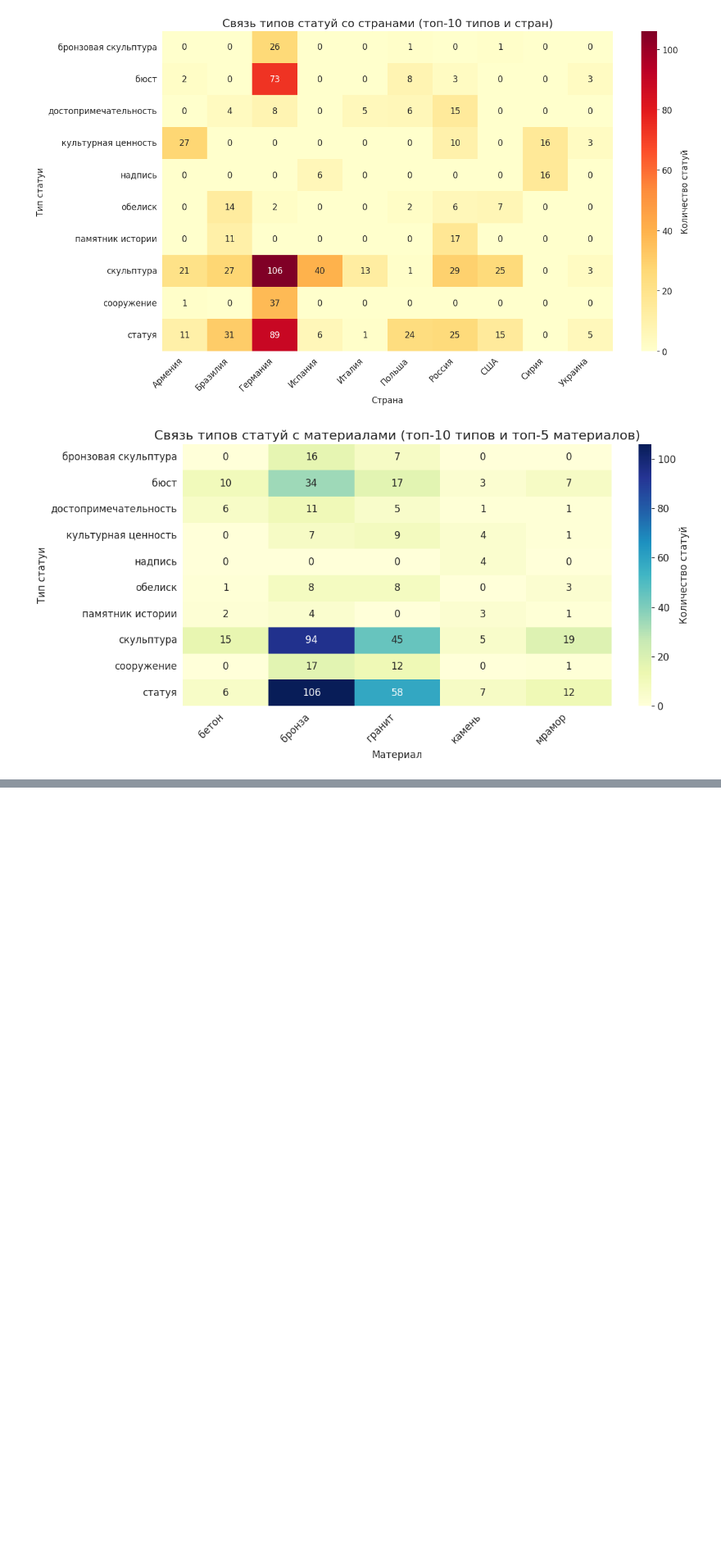
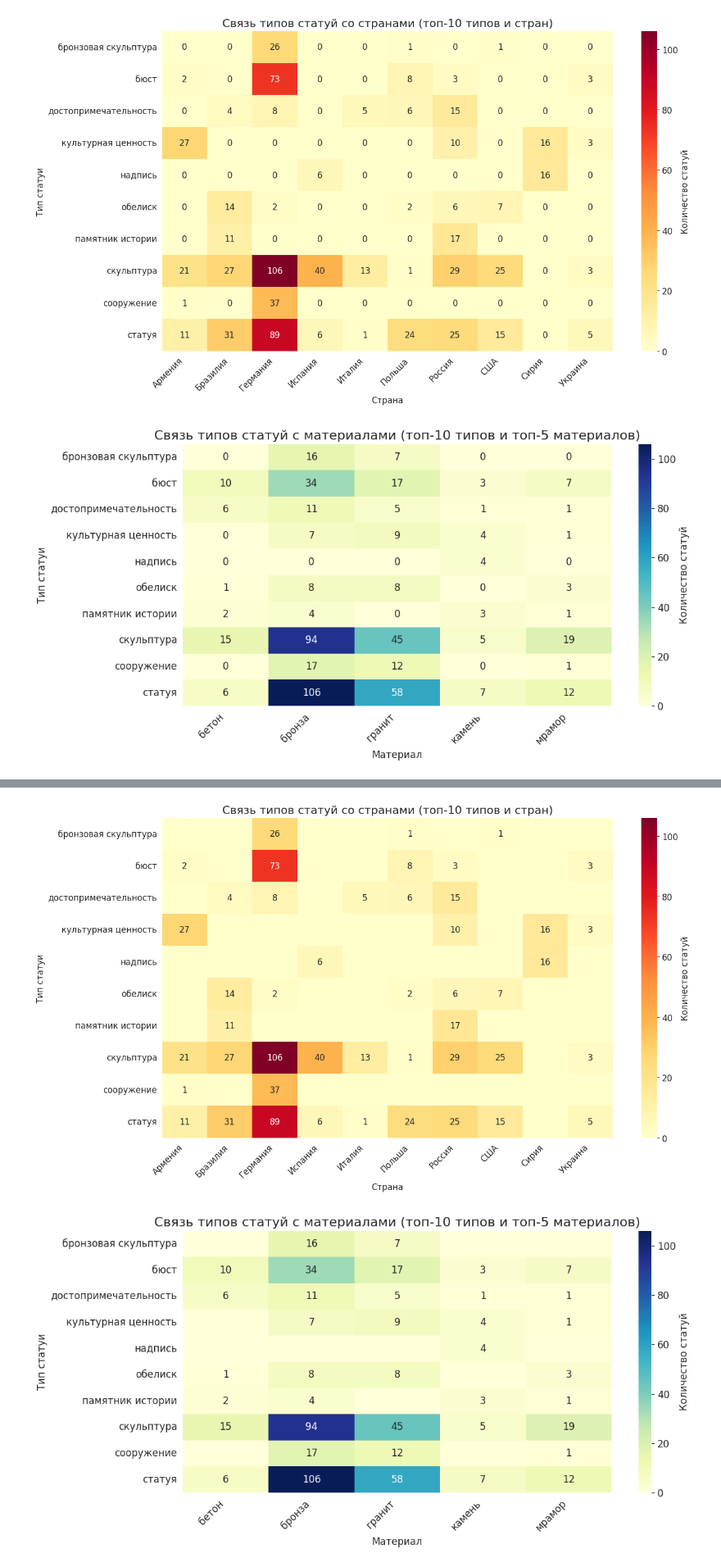
Before and after one commit to malaxovakatyunya/python-ai-Malahova-Ekaterina, a Jupyter notebook: notebooks/week3_visualization.ipynb, the cells around one changed output, grey strips where cells are left out. Shown at 82% size. Cells and saved outputs as stored; diff of their text form; code cells hidden in the pictures; blank space fills up the shorter version.

```diff
--- a/notebooks/week3_visualization.ipynb
+++ b/notebooks/week3_visualization.ipynb
@@ -1214,0 +421,43 @@ country
+# %%
+# ===================================================
+# 1. Тепловая карта: типы статуй × страны (красная)
+# ===================================================
+pivot_country = pd.crosstab(
+    df_clean[df_clean['statueType'].isin(top_types) & df_clean['country'].isin(top_countries)]['statueType'],
+    df_clean[df_clean['statueType'].isin(top_types) & df_clean['country'].isin(top_countries)]['country']
+)
+
+annot_country = pivot_country.astype(str).replace('0', '')
+
+plt.figure(figsize=(14, 8))
+sns.heatmap(pivot_country, annot=annot_country, fmt='', cmap='YlOrRd',
+            cbar_kws={'label': 'Количество статуй'})
+plt.title('Связь типов статуй со странами (топ-10 типов и стран)', fontsize=16)
+plt.xlabel('Страна')
+plt.ylabel('Тип статуи')
+plt.xticks(rotation=45, ha='right')
+plt.tight_layout()
+plt.show()
+
+# ===================================================
+# 2. Тепловая карта: типы статуй × материалы (синяя)
+# ===================================================
+pivot_material = pd.crosstab(
+    df_clean[df_clean['statueType'].isin(top_types) & df_clean['material'].isin(top_materials)]['statueType'],
+    df_clean[df_clean['statueType'].isin(top_types) & df_clean['material'].isin(top_materials)]['material']
+)
+
+annot_material = pivot_material.astype(str).replace('0', '')
+
+plt.figure(figsize=(12, 6))
+sns.heatmap(pivot_material, annot=annot_material, fmt='', cmap='YlGnBu',
+            cbar_kws={'label': 'Количество статуй'})
+plt.title('Связь типов статуй с материалами (топ-10 типов и топ-5 материалов)', fontsize=16)
+plt.xlabel('Материал')
+plt.ylabel('Тип статуи')
+plt.xticks(rotation=45, ha='right')
+plt.tight_layout()
+plt.show()
+# %% [output]
+[figure, added]
+[figure, added]
```
Also changed, not shown: parts of 37 cells of this notebook.
